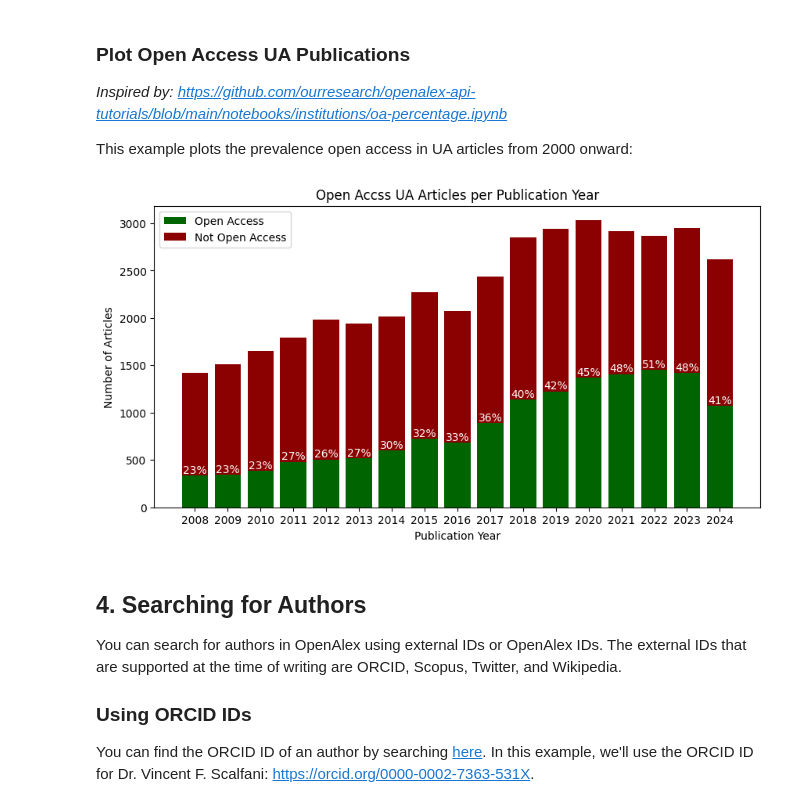
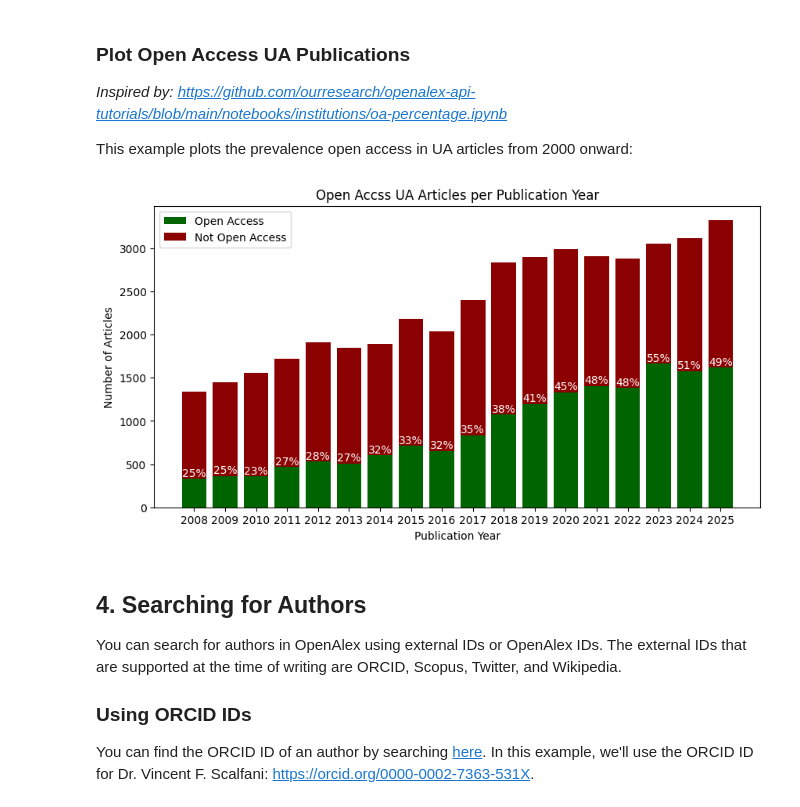
Before and after one commit to UA-Libraries-Research-Data-Services/UALIB_ScholarlyAPI_Cookbook, a Jupyter notebook: src/python/openalex.ipynb, the cells around one changed output. Cells and saved outputs as stored; diff of their text form; code cells hidden in the pictures.

Commit message:
fix: Update OpenAlex recipe

```diff
--- a/src/python/openalex.ipynb
+++ b/src/python/openalex.ipynb
@@ -49,9 +52,9 @@ EMAIL="example@domain.com"
 # %%
 load_dotenv()
 try:
-    EMAIL = os.environ["EMAIL"]
+    API_KEY = os.environ["OPENALEX_API_KEY"]
 except KeyError:
-    print("Email not found. Please set 'EMAIL' in your .env file.")
+    print("API key not found. Please set 'OPENALEX_API_KEY' in your .env file.")
 # %% [markdown]
 ### OpenAlex Snapshot
 
@@ -261,7 +275,7 @@ endpoint = 'works'
 filters = f'institutions.id:{ua_openalex_id}'
 params = {
     'filter': filters,
-    'mailto': EMAIL
+    'api_key': API_KEY
 }
 ua_data = requests.get(BASE_URL + endpoint, params=params).json()
 
@@ -298,7 +313,7 @@ while cursor is not None:
         'filter': filters,
         'cursor': cursor,
         'per-page': page_size,
-        'mailto': EMAIL
+        'api_key': API_KEY
     }
     page_data = requests.get(BASE_URL + endpoint, params=params).json()
 
@@ -351,7 +366,11 @@ This example plots the prevalence open access in UA articles from 2000 onward:
 year_oa = [(art['publication_year'], art['open_access']['is_oa']) for art in ua_articles]
 
 # Filter to include only years after 1999
-filtered_data = [(year, is_open) for year, is_open in year_oa if 2008 <= year <= 2024]
+filtered_data = [
+    (year, is_open)
+    for year, is_open in year_oa
+    if year and 2008 <= year <= 2025
+]
 
 # Count occurrences of (year, is_open)
 count_per_year_is_open = Counter(filtered_data)
@@ -359,34 +378,34 @@ count_per_year_is_open = Counter(filtered_data)
 # Plot data
 years = sorted(set(year for year, _ in filtered_data))
 open_access_counts = [count_per_year_is_open[(year, True)] for year in years]
 not_open_access_counts = [count_per_year_is_open[(year, False)] for year in years]
 
 # Compute and add percentages
 percent_oa = []
 for oa,not_oa in zip(open_access_counts,not_open_access_counts):
     percent_oa.append(round((oa/(oa + not_oa)*100)))
 
 # Plot with percentage labels
 fig, ax = plt.subplots(figsize=(10, 5))
 bars = plt.bar(years, open_access_counts, color='darkgreen', label='Open Access')
 
 # Add labels above bars
 for bar, percent in zip(bars, percent_oa):
     height = bar.get_height()
     ax.text(bar.get_x() + bar.get_width() / 2, height, f'{percent}%', ha='center', va='bottom',
             color='white', fontsize=10)
 
 plt.bar(years, not_open_access_counts, bottom=open_access_counts, color='darkred',
         label='Not Open Access')
 
 plt.xlabel('Publication Year')
 plt.ylabel('Number of Articles')
 plt.title('Open Accss UA Articles per Publication Year')
 plt.legend(loc='upper left')
 ax.set_xticks(years)
 plt.show()
 # %% [output]
-[figure, old version]
+[figure, new version]
 # %% [markdown]
 ## 4. Searching for Authors
 
```
Also changed, not shown: parts of 26 cells of this notebook.
